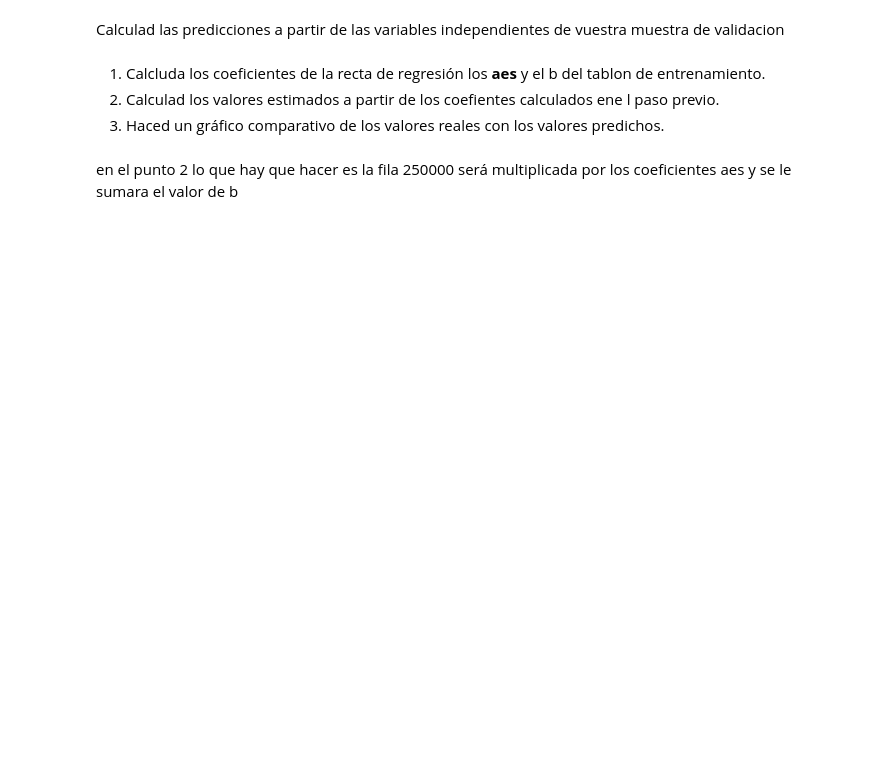
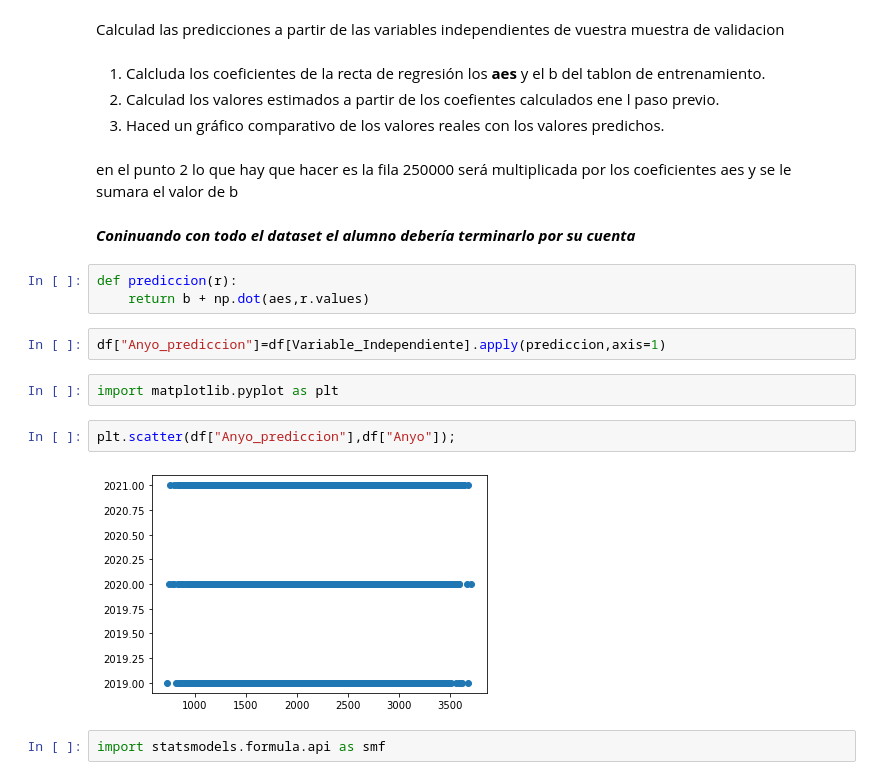
Before and after one commit to jsanz81/Bootcamp_Abril2023, a Jupyter notebook: 05_Machine_Learning/02_Aprendizaje_Supervisado/01_Regresion_Lineal/Regresion_Lineal.ipynb, the cells around one changed output. Drawn from its saved outputs; the diff is of its cells as text; blank space fills up the shorter version.

```diff
--- a/05_Machine_Learning/02_Aprendizaje_Supervisado/01_Regresion_Lineal/Regresion_Lineal.ipynb
+++ b/05_Machine_Learning/02_Aprendizaje_Supervisado/01_Regresion_Lineal/Regresion_Lineal.ipynb
@@ -74,3 +74,18 @@ Calculad las predicciones a partir de las variables independientes de vuestra mu
 # %% [markdown]
 en el punto 2 lo que hay que hacer es
 la fila 250000 será multiplicada por los coeficientes aes y se le sumara el valor de b
+# %% [markdown]
+***Coninuando con todo el dataset el alumno debería terminarlo por su cuenta***
+# %%
+def prediccion(r):
+    return b + np.dot(aes,r.values)
+# %%
+df["Anyo_prediccion"]=df[Variable_Independiente].apply(prediccion,axis=1)
+# %%
+import matplotlib.pyplot as plt
+# %%
+plt.scatter(df["Anyo_prediccion"],df["Anyo"]);
+# %% [output]
+[figure, added]
+# %%
+import statsmodels.formula.api as smf
```
Also changed, not shown: parts of 19 cells of this notebook.
